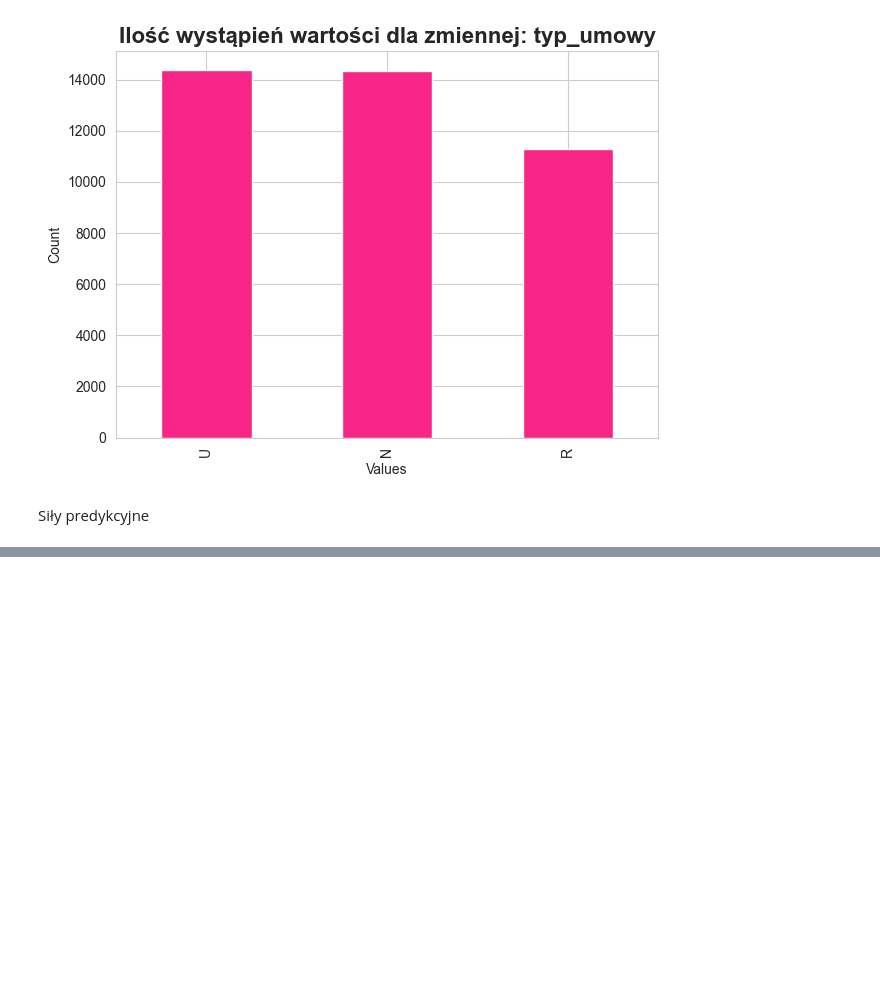
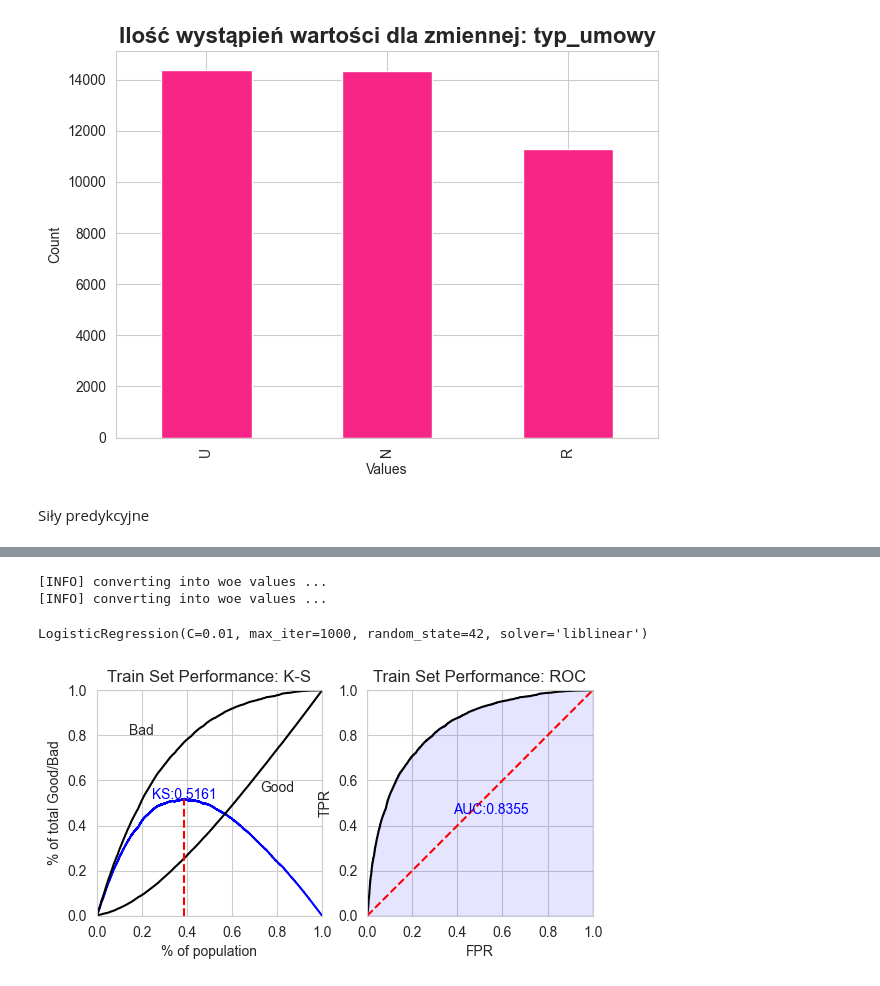
Before and after one commit to AdvancedPrognosis-GUT-DreamTeam/scoring-project, a Jupyter notebook: notebooks/notebook.ipynb, the cells around one changed output, grey strips where cells are left out. Drawn from its saved outputs; the diff is of its cells as text; code cells hidden in the pictures; blank space fills up the shorter version.

```diff
--- a/notebooks/notebook.ipynb
+++ b/notebooks/notebook.ipynb
@@ -336,0 +369,36 @@ mi_df
+# %%
+train_woe = sc.woebin_ply(train, bins)
+test_woe = sc.woebin_ply(test, bins)
+# %% [output]
+[INFO] converting into woe values ...
+[INFO] converting into woe values ...
+# %%
+y_train = train_woe[TARGET]
+X_train = train_woe.drop(columns=[TARGET])
+
+y_test = test_woe[TARGET]
+X_test = test_woe.drop(columns=[TARGET])
+# %%
+from sklearn.linear_model import LogisticRegression
+
+lr = LogisticRegression(
+    penalty="l2",
+    C=0.01,
+    solver="liblinear",
+    max_iter=1000,
+    random_state=42,
+)
+lr.fit(X_train, y_train)
+# %% [output]
+LogisticRegression(C=0.01, max_iter=1000, random_state=42, solver='liblinear')
+# %%
+train_pred = lr.predict_proba(X_train)[:, 1]
+test_pred = lr.predict_proba(X_test)[:, 1]
+# %%
+train_perf = sc.perf_eva(
+    y_train,
+    train_pred,
+    title="Train Set Performance",
+)
+# %% [output]
+[figure, added]
```
Also changed, not shown: parts of 18 cells of this notebook, 2 other files.
